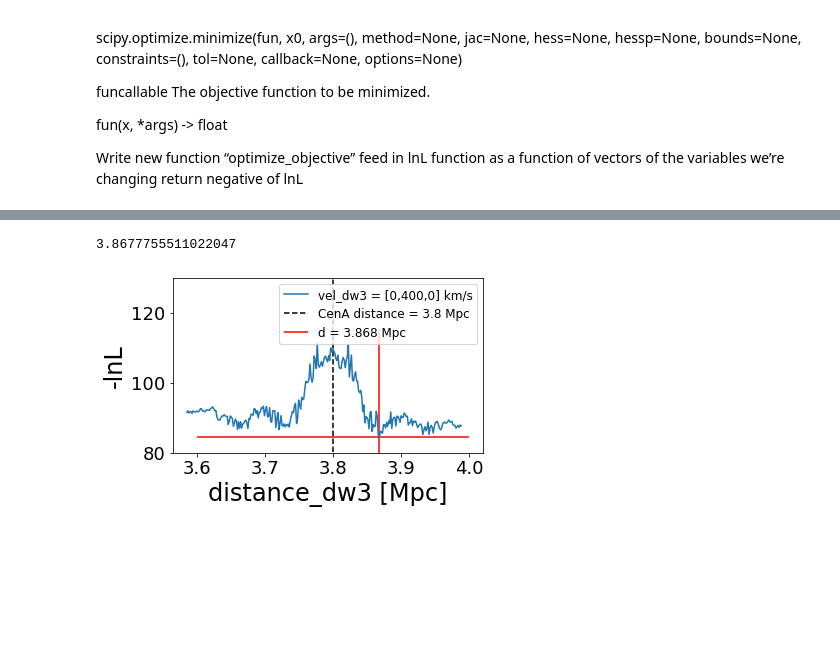
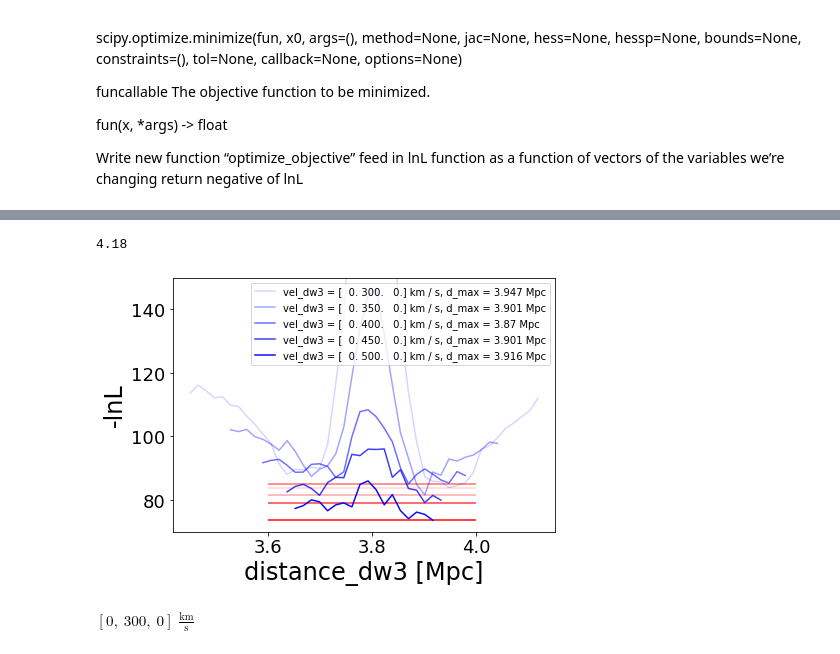
Before and after one commit to sapearson/CenA, a Jupyter notebook: notebooks/Call_lnL.ipynb, the cells around one changed output, grey strips where cells are left out. Saved outputs shown, nothing was run; the diff lists cells and outputs as text; code cells hidden in the pictures; blank space fills up the shorter version.

Commit message:
finding the optimal distance for various velocities of the orbit

```diff
--- a/notebooks/Call_lnL.ipynb
+++ b/notebooks/Call_lnL.ipynb
@@ -134,7 +134,7 @@ for i in range(image.shape[0]):
 def plot_streamfit_orbit(sim_stream_lon_inter,sim_stream_lat_inter,\
                         stream_lon, stream_lat,sim_lon_n,sim_lat_n,\
                         c_control_offset_lon, c_control_offset_lat,sigma_n,\
-                         lnL, orbit, stream,cena_stream_icrs):
+                         lnL, orbit, stream,cena_stream_icrs,lnL_input,vel):
    # fig, ((ax1, ax2),(ax3,ax4)) = plt.subplots(2, 2, figsize=(14,14))#, ax3 = plt.subplot(projection=wcs_helix))
     fig = plt.figure(figsize=(14,14))
     ax1 = fig.add_subplot(221)
@@ -188,11 +188,12 @@ def plot_streamfit_orbit(sim_stream_lon_inter,sim_stream_lat_inter,\
 
     fig.tight_layout()
 
-    vel_3D = np.round(np.sqrt(stream.vel.d_x**2 +\
-                                                 stream.vel.d_y**2 + \
-                                                 stream.vel.d_z**2).to(u.km/u.second)[0],1).value
+    vel_3D = np.round(np.sqrt(vel[0]**2 + (vel[1]**2+ (vel[2]**2))),1).value
+                                           #np.round(np.sqrt(stream.vel.d_x**2 +\
+               #                                  stream.vel.d_y**2 + \
+                #                                 stream.vel.d_z**2).to(u.km/u.second)[0],1).value
     #save plot with info of vel and lnL
-    fig.savefig(plot_path+'stream_'+ str(vel_3D)+'kms_lnL'+str(np.round(lnL,2))+'.png')
+    fig.savefig(plot_path+'stream_v'+ str(vel_3D)+'kms_lnL'+str(np.round(lnL,2))+'_dist'+str(np.round(lnL_input[0],3))+'Mpc.png')
 # %% [markdown]
 # Call lnL function
 # %%
@@ -552,4 +548,0 @@ idx=np.where(lnL ==np.min(lnL))
-# %%
-dists[idx[0][0]]
-# %% [output]
-3.8677755511022047
@@ -555,0 +551,5 @@ dists[idx[0][0]]
+# %%
+dist
+#idx
+# %% [output]
+4.18
@@ -556,13 +558,36 @@ dists[idx[0][0]]
 # %%
-plt.plot(dists, lnL, label='vel_dw3 = [0,400,0] km/s')
+# plt.plot(dists, lnL, label='vel_dw3 = [0,400,0] km/s')
+# plt.xlabel('distance_dw3 [Mpc]')
+# plt.vlines(3.8,78,130, color='black', linestyle='--', label='CenA distance = 3.8 Mpc')
+# plt.hlines(np.min(lnL),3.6,4.0,color='red')
+# plt.vlines(dists[idx[0][0]],78,115,color='red', label='d = ' + str(np.round(dists[idx[0][0]],3))+ ' Mpc')
+# plt.ylim([80,130])
+# plt.ylabel('-lnL')
+# plt.legend(fontsize=12)
+# plt.tight_layout()
+# plt.savefig(plot_path + 'dw3_distance_space.png')
+#idx=[]
+
+dist_max = []
+plt.figure(figsize=(7,5))
+for i in range(lnL.shape[0]):
+
+    idx_i = np.where(lnL[i,:] == np.min(lnL[i,:]))
+    plt.hlines(np.min(lnL[i,:]),3.6,4.0,color='red', alpha =0.2*(i+0.8))
+    #plt.vlines(dists[idx_i[0][0]],70,150,color='red', alpha =0.2*(i+0.8))#, label='d = ' + str(np.round(dists[idx[0][0]],2))+ ' Mpc')
+    #plt.legend(fontsize=10)
+    plt.plot(dists, lnL[i,:], label='vel_dw3 = ' + str(vels[i])+ ', d_max = ' + str(np.round(dists[idx_i[0][0]],3))+ ' Mpc', color='blue', alpha =0.2*(i+0.8) )
+    plt.legend(fontsize=10)
+    #store the distances for which the lnL is maximized
+    dist_max.append(dists[idx_i[0][0]])
+plt.ylabel('-lnL')
 plt.xlabel('distance_dw3 [Mpc]')
-plt.vlines(3.8,78,130, color='black', linestyle='--', label='CenA distance = 3.8 Mpc')
-plt.hlines(np.min(lnL),3.6,4.0,color='red')
-plt.vlines(dists[idx[0][0]],78,115,color='red', label='d = ' + str(np.round(dists[idx[0][0]],3))+ ' Mpc')
-plt.ylim([80,130])
-plt.ylabel('-lnL')
-plt.legend(fontsize=12)
+plt.ylim([70,150])
 plt.tight_layout()
 plt.savefig(plot_path + 'dw3_distance_space.png')
 # %% [output]
-[figure, old version]
+[figure, new version]
+# %%
+vels[0]
+# %% [output]
+$[0,~300,~0] \; \mathrm{\frac{km}{s}}$
```
Also changed, not shown: parts of 11 cells of this notebook.
